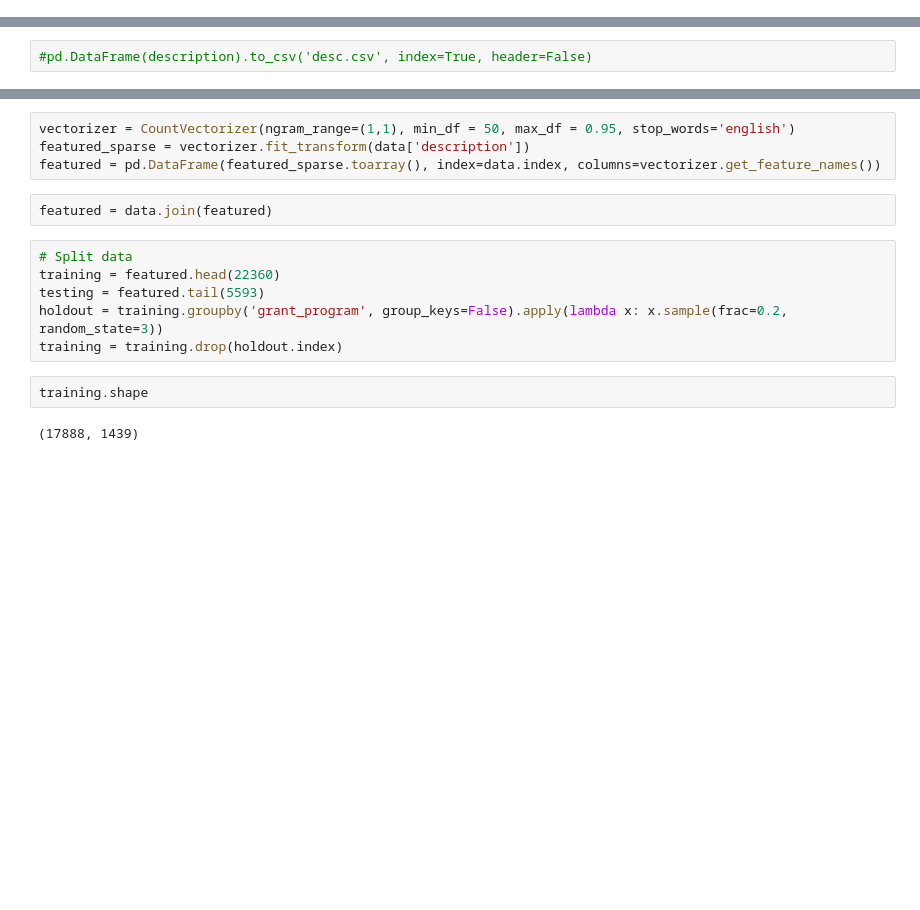
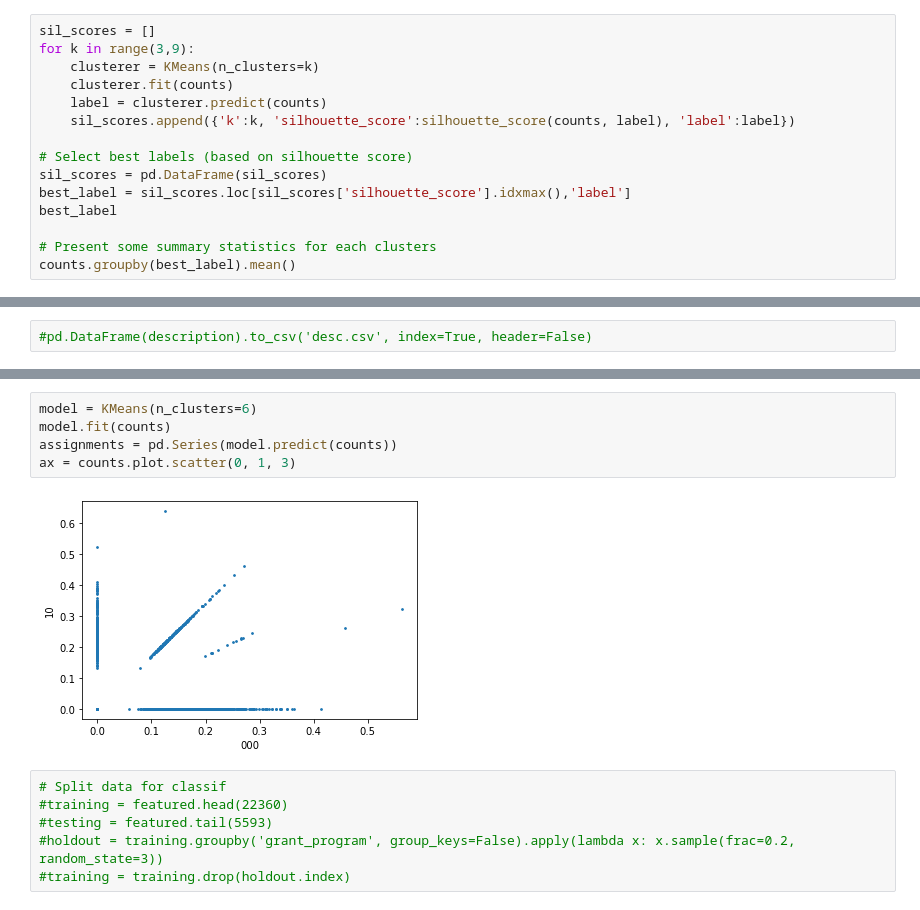
Before and after one commit to lalmaraz/otf_grants, a Jupyter notebook: otf_grants.ipynb, the cells around one changed output, grey strips where cells are left out. Drawn from its saved outputs; the diff is of its cells as text; blank space fills up the shorter version.

```diff
--- a/otf_grants.ipynb
+++ b/otf_grants.ipynb
@@ -98,0 +105,15 @@ ax = counts.plot.scatter(0, 1)
+# %%
+sil_scores = []
+for k in range(3,9):
+    clusterer = KMeans(n_clusters=k)
+    clusterer.fit(counts)
+    label = clusterer.predict(counts)
+    sil_scores.append({'k':k, 'silhouette_score':silhouette_score(counts, label), 'label':label})
+
+# Select best labels (based on silhouette score)
+sil_scores = pd.DataFrame(sil_scores)
+best_label = sil_scores.loc[sil_scores['silhouette_score'].idxmax(),'label']
+best_label
+
+# Present some summary statistics for each clusters
+counts.groupby(best_label).mean()
@@ -109,16 +131,13 @@ pandas.core.strings.StringMethods
-# %%
-vectorizer = CountVectorizer(ngram_range=(1,1), min_df = 50, max_df = 0.95, stop_words='english')
-featured_sparse = vectorizer.fit_transform(data['description'])
-featured = pd.DataFrame(featured_sparse.toarray(), index=data.index, columns=vectorizer.get_feature_names())
-# %%
-featured = data.join(featured)
+# %%
+model = KMeans(n_clusters=6)
+model.fit(counts)
+assignments = pd.Series(model.predict(counts))
+ax = counts.plot.scatter(0, 1, 3)
+# %% [output]
+[figure, added]
 # %%
-# Split data
-training = featured.head(22360)
-testing = featured.tail(5593)
-holdout = training.groupby('grant_program', group_keys=False).apply(lambda x: x.sample(frac=0.2, random_state=3))
-training = training.drop(holdout.index)
+# Split data for classif
+#training = featured.head(22360)
+#testing = featured.tail(5593)
+#holdout = training.groupby('grant_program', group_keys=False).apply(lambda x: x.sample(frac=0.2, random_state=3))
+#training = training.drop(holdout.index)
-# %%
-training.shape
-# %% [output]
-(17888, 1439)
```
Also changed, not shown: parts of 13 cells of this notebook.
